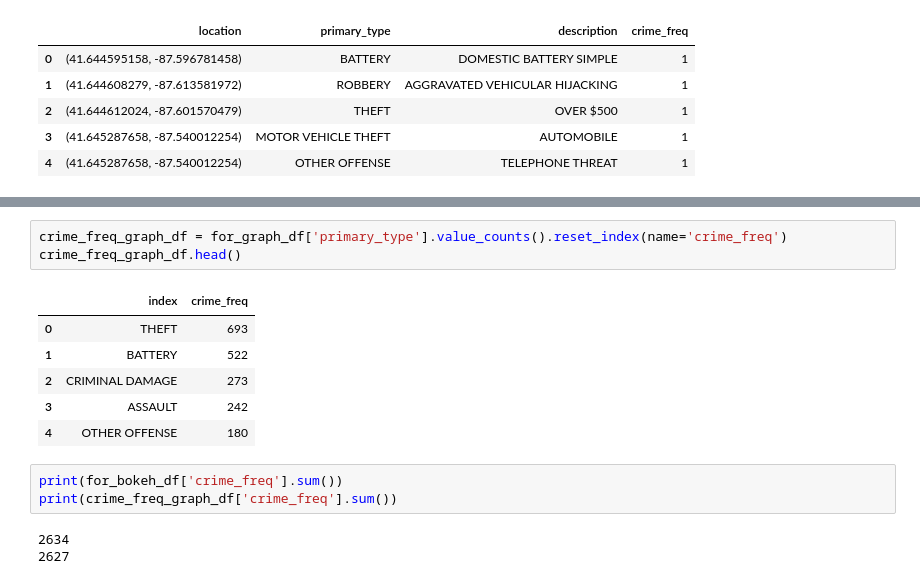
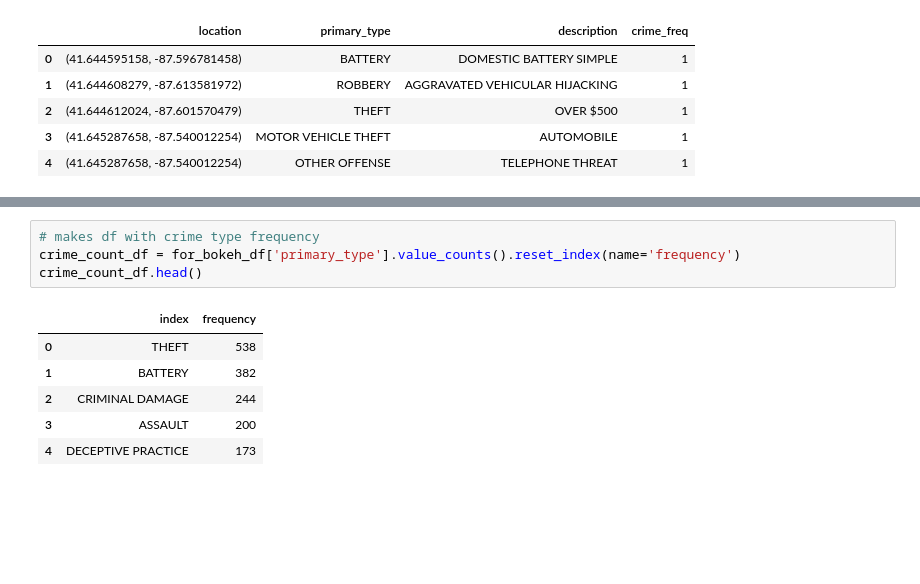
Before and after one commit to agarcia50S/CrimeAnalyses, a Jupyter notebook: ChicagoCrime/CrimeNearLUC.ipynb, the cells around one changed output, grey strips where cells are left out. Drawn from its saved outputs; the diff is of its cells as text; blank space fills up the shorter version.

```diff
--- a/ChicagoCrime/CrimeNearLUC.ipynb
+++ b/ChicagoCrime/CrimeNearLUC.ipynb
@@ -213,19 +193,14 @@ for_graph_df.head()
-# %%
-crime_freq_graph_df = for_graph_df['primary_type'].value_counts().reset_index(name='crime_freq')
-crime_freq_graph_df.head()
-# %% [output]
-|  | index | crime_freq |
-| 0 | THEFT | 693 |
-| 1 | BATTERY | 522 |
-| 2 | CRIMINAL DAMAGE | 273 |
-| 3 | ASSAULT | 242 |
-| 4 | OTHER OFFENSE | 180 |
-# %%
-print(for_bokeh_df['crime_freq'].sum())
-print(crime_freq_graph_df['crime_freq'].sum())
-# %% [output]
-2634
-2627
+# %%
+# makes df with crime type frequency
+crime_count_df = for_bokeh_df['primary_type'].value_counts().reset_index(name='frequency')
+crime_count_df.head()
+# %% [output]
+|  | index | frequency |
+| 0 | THEFT | 538 |
+| 1 | BATTERY | 382 |
+| 2 | CRIMINAL DAMAGE | 244 |
+| 3 | ASSAULT | 200 |
+| 4 | DECEPTIVE PRACTICE | 173 |
 # %%
 # sets background of graph
 sns.set_theme(style='whitegrid', palette='pastel')
```
Also changed, not shown: parts of 4 cells of this notebook.
